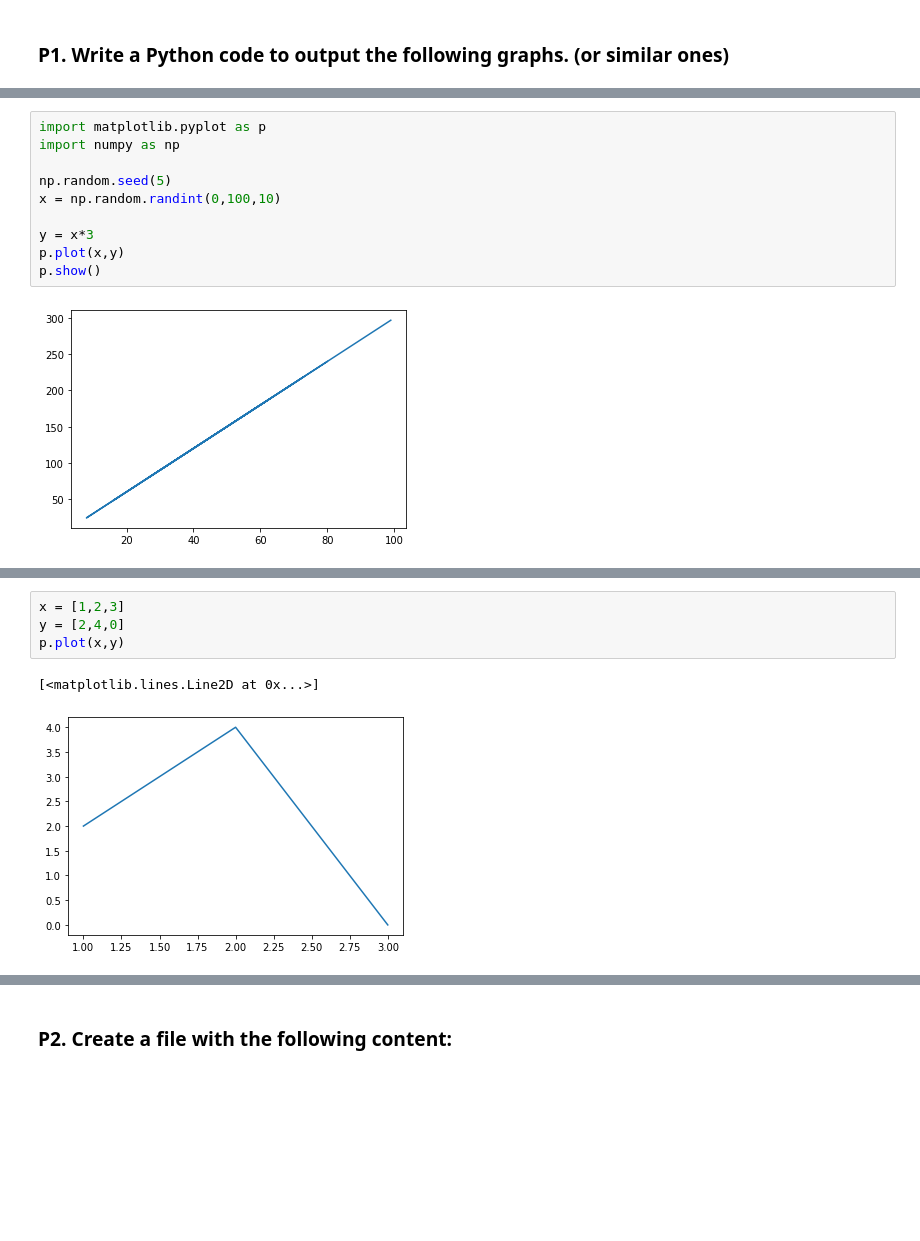
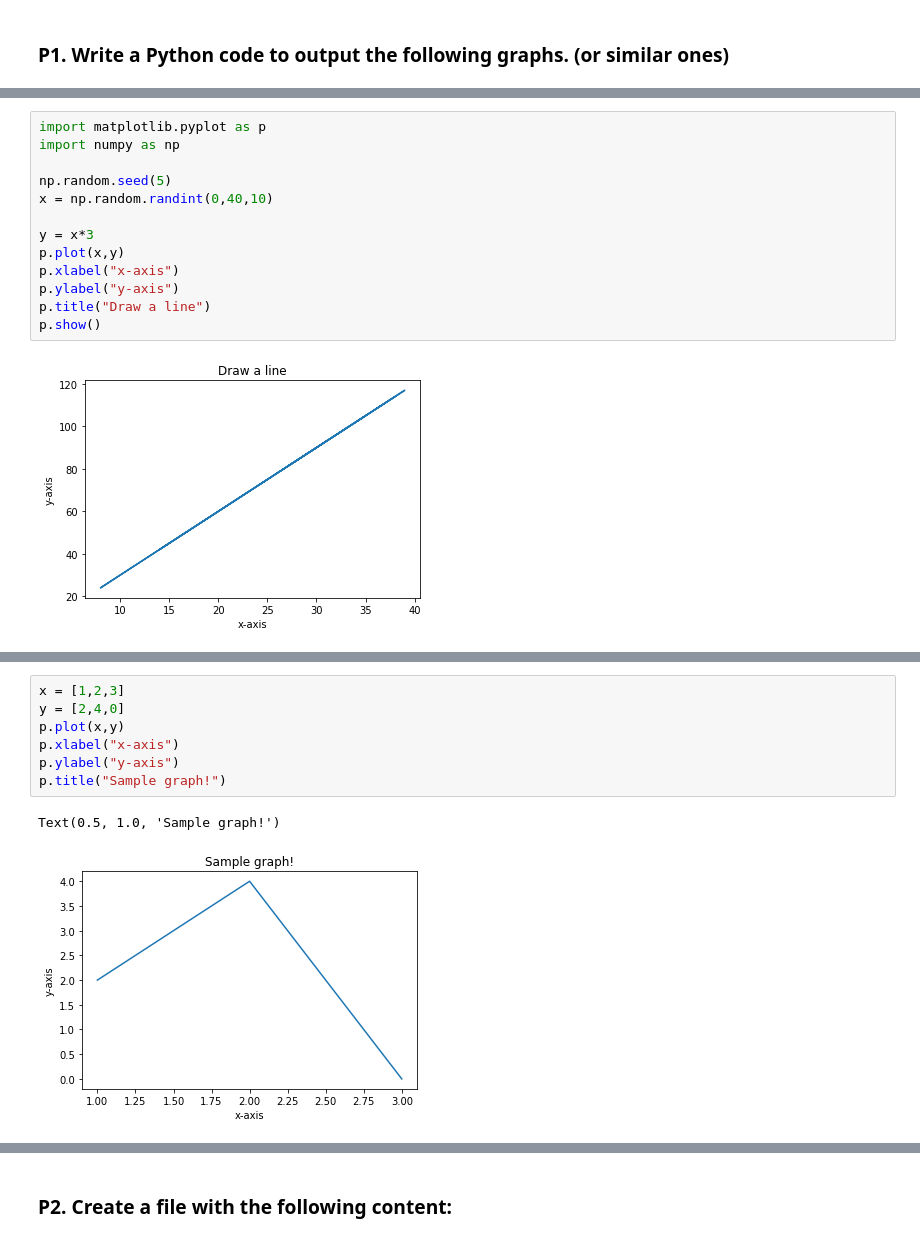
Before and after one commit to KPilosyan/Intro-to-Python, a Jupyter notebook: week7/Matplotlib_practical.ipynb, the cells around one changed output, grey strips where cells are left out. Saved outputs shown, nothing was run; the diff lists cells and outputs as text; blank space fills up the shorter version.

```diff
--- a/week7/Matplotlib_practical.ipynb
+++ b/week7/Matplotlib_practical.ipynb
@@ -25,24 +5,30 @@ randint(...) method of mtrand.RandomState instance
 # %%
 import matplotlib.pyplot as p
 import numpy as np
 
 np.random.seed(5)
-x = np.random.randint(0,100,10)
+x = np.random.randint(0,40,10)
 
 y = x*3
 p.plot(x,y)
+p.xlabel("x-axis")
+p.ylabel("y-axis")
+p.title("Draw a line")
 p.show()
 # %% [output]
-[figure, old version]
+[figure, new version]
 # %% [markdown]
 ![Screen%20Shot%202019-01-05%20at%2010.58.22%20AM.png](attachment:Screen%20Shot%202019-01-05%20at%2010.58.22%20AM.png)
 # %%
 x = [1,2,3]
 y = [2,4,0]
 p.plot(x,y)
+p.xlabel("x-axis")
+p.ylabel("y-axis")
+p.title("Sample graph!")
 # %% [output]
-[<matplotlib.lines.Line2D at 0x...>]
+Text(0.5, 1.0, 'Sample graph!')
-[figure, old version]
+[figure, new version]
 # %% [markdown]
 ![Screen%20Shot%202019-01-05%20at%2011.05.37%20AM.png](attachment:Screen%20Shot%202019-01-05%20at%2011.05.37%20AM.png)
 # %%
```
Also changed, not shown: parts of 3 cells of this notebook, 1 other file.
